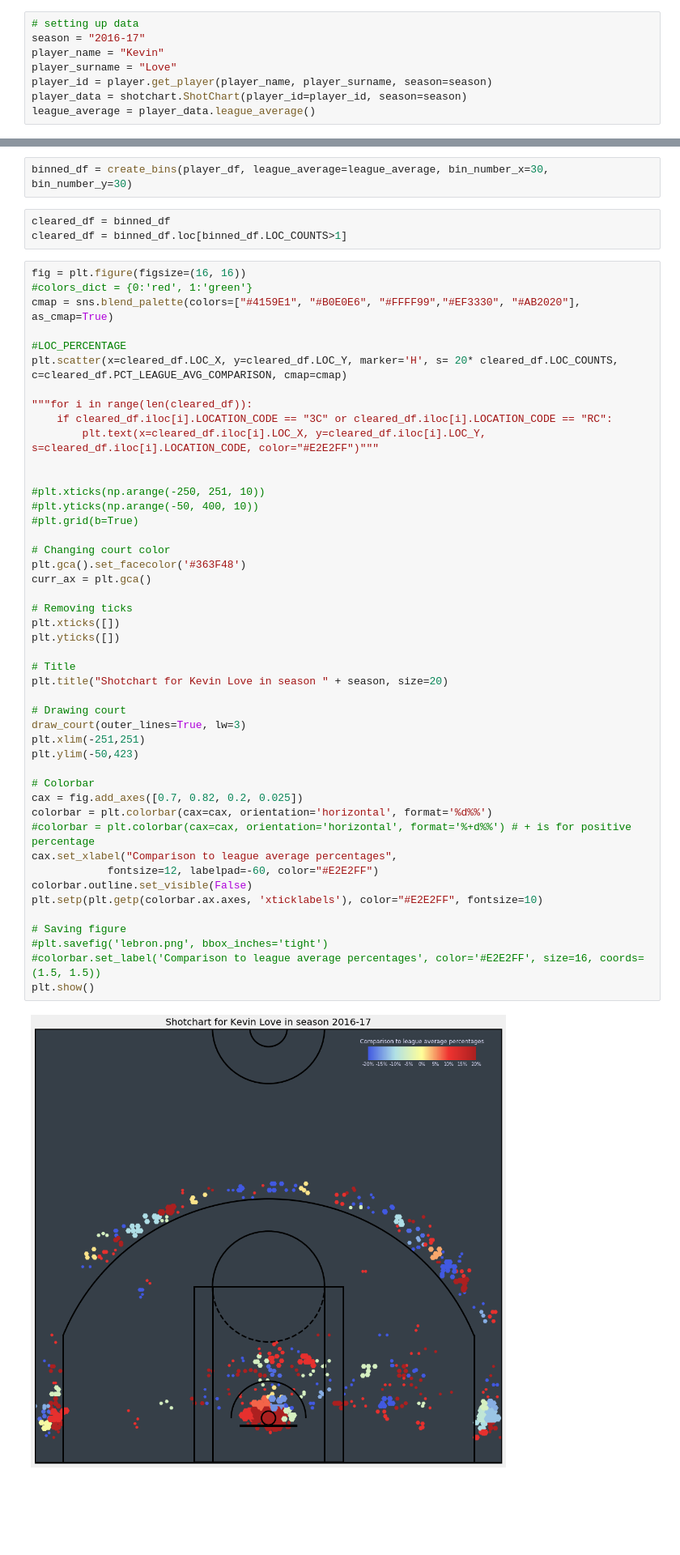
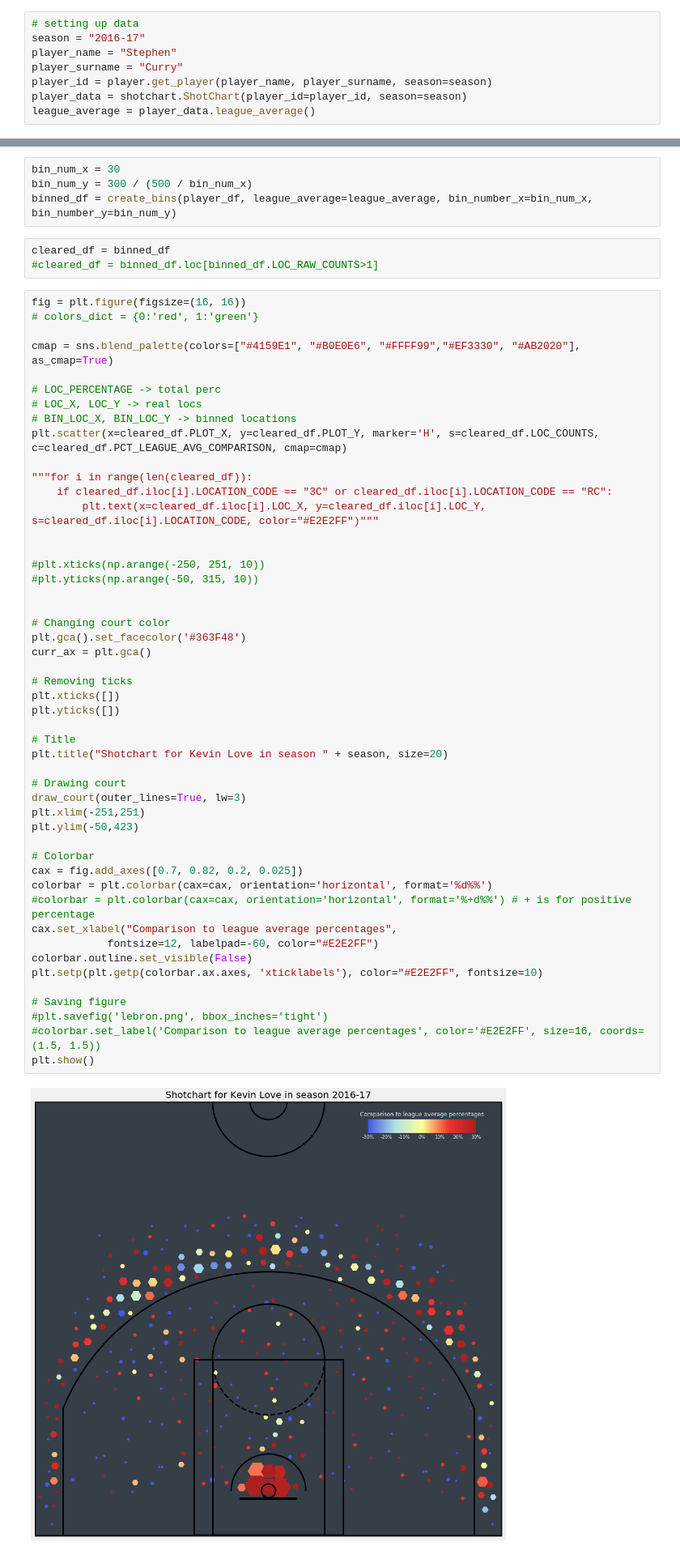
Before and after one commit to danchyy/Basketball_Analytics, a Jupyter notebook: Scripts/shot_chart_api/Shot_Chart.ipynb, the cells around one changed output, grey strips where cells are left out. Shown at 81% size. Drawn from its saved outputs; the diff is of its cells as text; blank space fills up the shorter version.

Commit message:
Made binning in restricted area smarter but the numbers still need to be adjusted

```diff
--- a/Scripts/shot_chart_api/Shot_Chart.ipynb
+++ b/Scripts/shot_chart_api/Shot_Chart.ipynb
@@ -182,8 +230,8 @@ plt.style.use('fivethirtyeight')
 # %%
 # setting up data
 season = "2016-17"
-player_name = "Kevin"
-player_surname = "Love"
+player_name = "Stephen"
+player_surname = "Curry"
 player_id = player.get_player(player_name, player_surname, season=season)
 player_data = shotchart.ShotChart(player_id=player_id, season=season)
 league_average = player_data.league_average()
@@ -250,17 +298,22 @@ print len(rockets_data)
 537
 498
 # %%
-binned_df = create_bins(player_df, league_average=league_average, bin_number_x=30, bin_number_y=30)
+bin_num_x = 30
+bin_num_y = 300 / (500 / bin_num_x)
+binned_df = create_bins(player_df, league_average=league_average, bin_number_x=bin_num_x, bin_number_y=bin_num_y)
 # %%
 cleared_df = binned_df
-cleared_df = binned_df.loc[binned_df.LOC_COUNTS>1]
+#cleared_df = binned_df.loc[binned_df.LOC_RAW_COUNTS>1]
 # %%
 fig = plt.figure(figsize=(16, 16))
-#colors_dict = {0:'red', 1:'green'}
+# colors_dict = {0:'red', 1:'green'}
+
 cmap = sns.blend_palette(colors=["#4159E1", "#B0E0E6", "#FFFF99","#EF3330", "#AB2020"], as_cmap=True)
 
-#LOC_PERCENTAGE
-plt.scatter(x=cleared_df.LOC_X, y=cleared_df.LOC_Y, marker='H', s= 20* cleared_df.LOC_COUNTS, c=cleared_df.PCT_LEAGUE_AVG_COMPARISON, cmap=cmap)
+# LOC_PERCENTAGE -> total perc
+# LOC_X, LOC_Y -> real locs
+# BIN_LOC_X, BIN_LOC_Y -> binned locations
+plt.scatter(x=cleared_df.PLOT_X, y=cleared_df.PLOT_Y, marker='H', s=cleared_df.LOC_COUNTS, c=cleared_df.PCT_LEAGUE_AVG_COMPARISON, cmap=cmap)
 
 """for i in range(len(cleared_df)):
     if cleared_df.iloc[i].LOCATION_CODE == "3C" or cleared_df.iloc[i].LOCATION_CODE == "RC":
@@ -268,37 +321,37 @@ plt.scatter(x=cleared_df.LOC_X, y=cleared_df.LOC_Y, marker='H', s= 20* cleared_d
 
 
 #plt.xticks(np.arange(-250, 251, 10))
-#plt.yticks(np.arange(-50, 400, 10))
-#plt.grid(b=True)
+#plt.yticks(np.arange(-50, 315, 10))
+
 
 # Changing court color
 plt.gca().set_facecolor('#363F48')
 curr_ax = plt.gca()
 
 # Removing ticks
 plt.xticks([])
 plt.yticks([])
 
 # Title
 plt.title("Shotchart for Kevin Love in season " + season, size=20)
 
 # Drawing court
 draw_court(outer_lines=True, lw=3)
 plt.xlim(-251,251)
 plt.ylim(-50,423)
 
 # Colorbar
 cax = fig.add_axes([0.7, 0.82, 0.2, 0.025])
 colorbar = plt.colorbar(cax=cax, orientation='horizontal', format='%d%%')
 #colorbar = plt.colorbar(cax=cax, orientation='horizontal', format='%+d%%') # + is for positive percentage
 cax.set_xlabel("Comparison to league average percentages",
             fontsize=12, labelpad=-60, color="#E2E2FF")
 colorbar.outline.set_visible(False)
 plt.setp(plt.getp(colorbar.ax.axes, 'xticklabels'), color="#E2E2FF", fontsize=10)
 
 # Saving figure
 #plt.savefig('lebron.png', bbox_inches='tight')
 #colorbar.set_label('Comparison to league average percentages', color='#E2E2FF', size=16, coords=(1.5, 1.5))
 plt.show()
 # %% [output]
-[figure, old version]
+[figure, new version]
```
Also changed, not shown: parts of 4 cells of this notebook.
